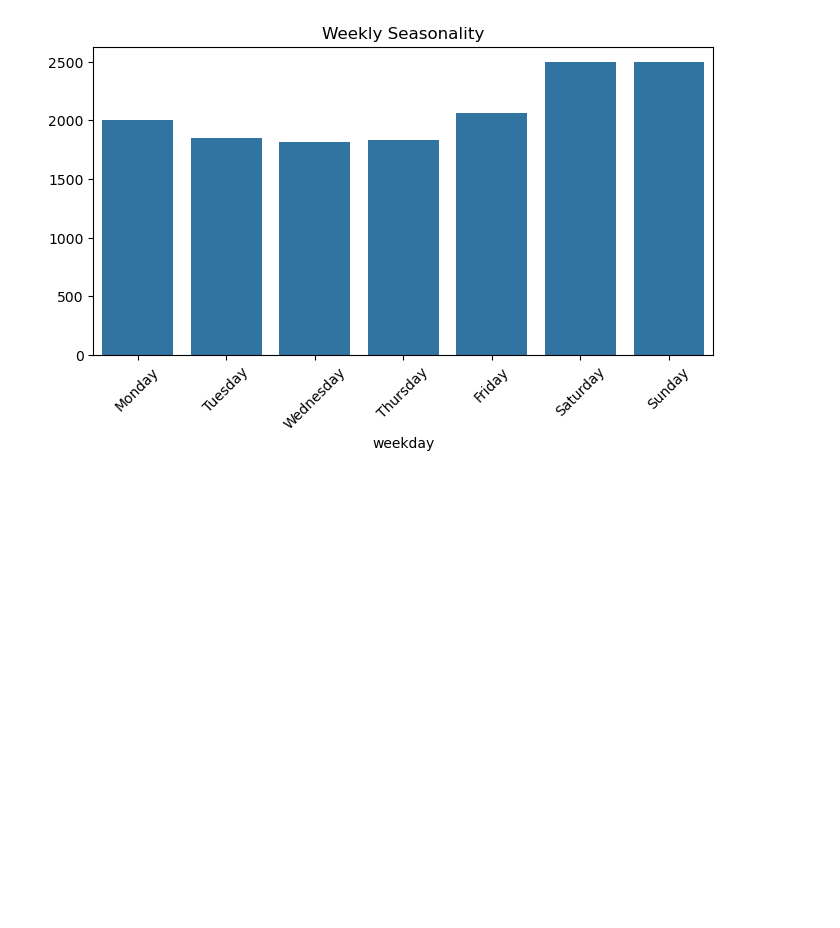
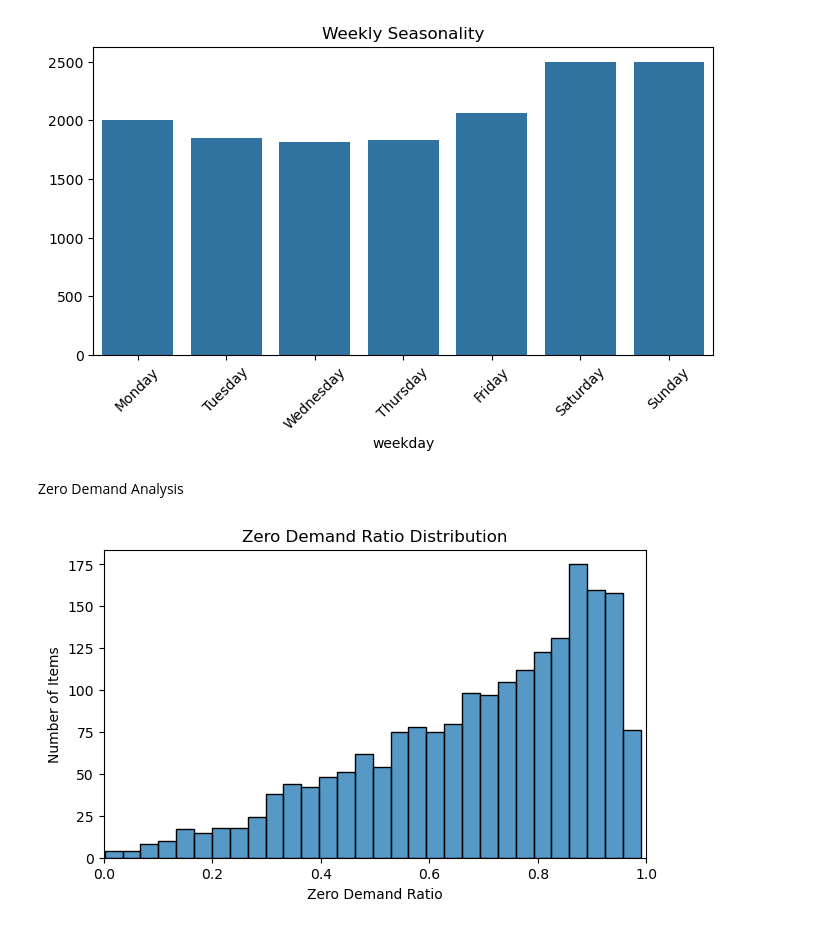
Before and after one commit to Praveenprasath04/m5_forecasting_foml, a Jupyter notebook: project_showcase.ipynb, the cells around one changed output. Drawn from its saved outputs; the diff is of its cells as text; code cells hidden in the pictures; blank space fills up the shorter version.

```diff
--- a/project_showcase.ipynb
+++ b/project_showcase.ipynb
@@ -63,3 +64,21 @@ plt.title("Weekly Seasonality")
 plt.show()
 # %% [output]
 [figure]
+# %% [markdown]
+Zero Demand Analysis
+# %%
+zero_per_item = (sales.iloc[:, 6:] == 0).mean(axis=1)
+
+plt.figure(figsize=(7,4))
+sns.histplot(zero_per_item, bins=30)
+
+plt.xticks(np.linspace(0, 1, 6))
+plt.xlim(0, 1)
+
+plt.xlabel("Zero Demand Ratio")
+plt.ylabel("Number of Items")
+plt.title("Zero Demand Ratio Distribution")
+
+plt.show()
+# %% [output]
+[figure, added]
```
Also changed, not shown: parts of 4 cells of this notebook.
